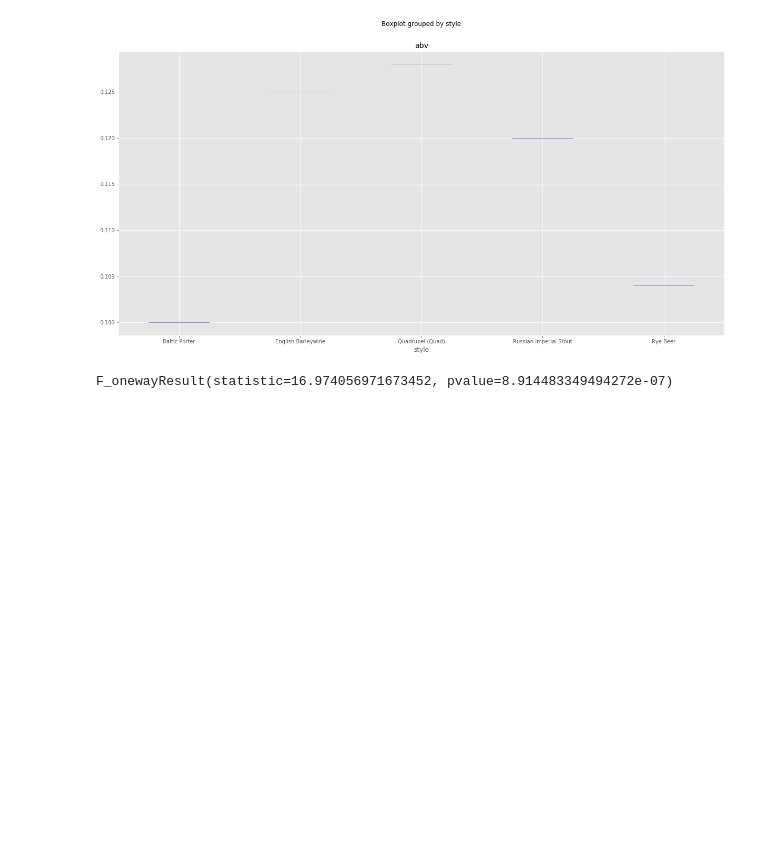
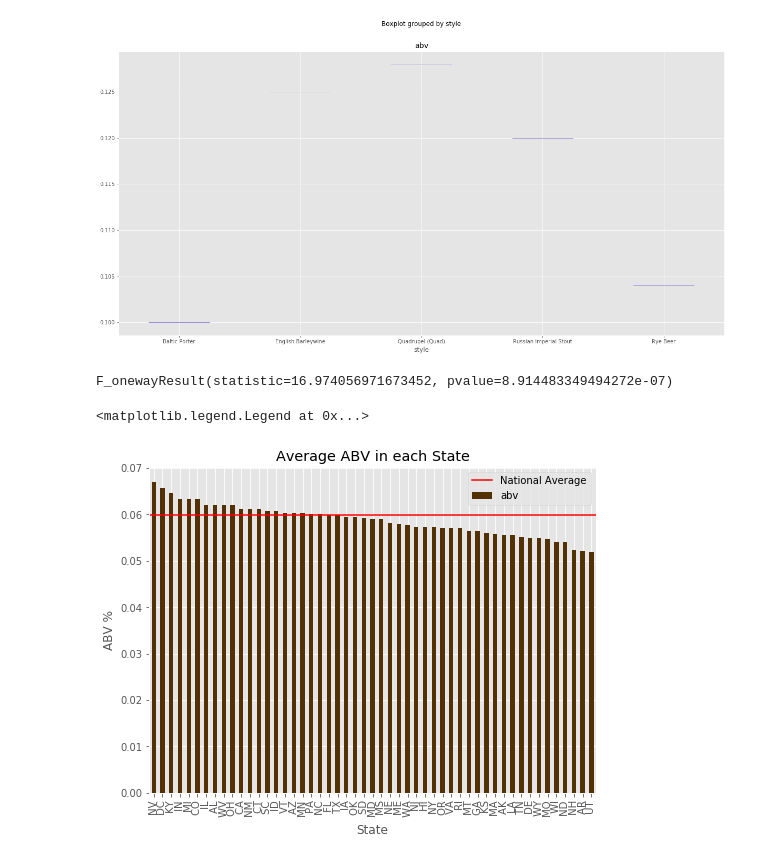
Before and after one commit to ItsGreyedOut/Brewery-Startup, a Jupyter notebook: resources/BeerStyles.ipynb, the cells around one changed output. Drawn from its saved outputs; the diff is of its cells as text; code cells hidden in the pictures; blank space fills up the shorter version.

```diff
--- a/resources/BeerStyles.ipynb
+++ b/resources/BeerStyles.ipynb
@@ -393,3 +447,15 @@ group4 = poop_df[poop_df["style"] == "Rye Beer"]["abv"]
 st.f_oneway(group1, group2, group3, group4)
 # %% [output]
 F_onewayResult(statistic=16.974056971673452, pvalue=8.914483349494272e-07)
+# %%
+plot1 = poop_df.groupby('state')['abv'].mean().sort_values(ascending=False).plot(kind='bar',\
+                                                                    title="Average ABV in each State", \
+                                                                    figsize=(8,6), colormap='BrBG')
+plot1.set_xlabel('State')
+plot1.set_ylabel('ABV %')
+mean_line1 = plot1.axhline(poop_df.abv.mean(), color='r',\
+                         label='National Average')
+plot1.legend()
+# %% [output]
+<matplotlib.legend.Legend at 0x...>
+[figure, added]
```
Also changed, not shown: parts of 9 cells of this notebook, 4 other files.
